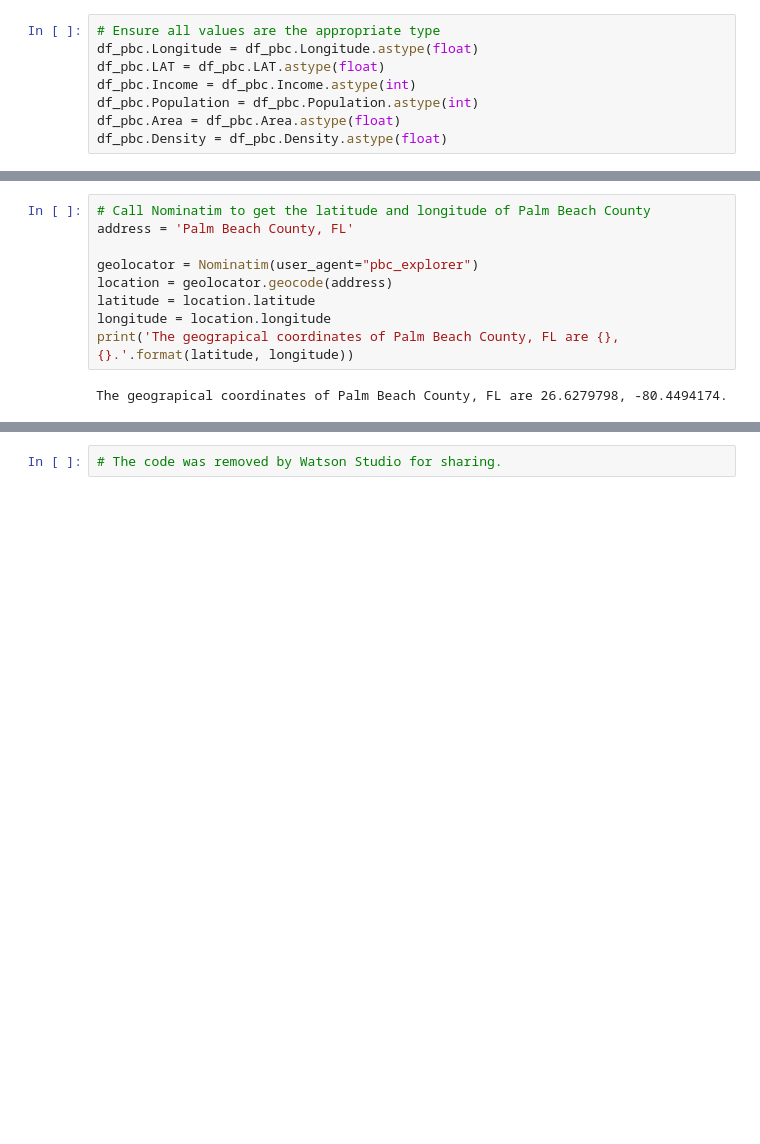
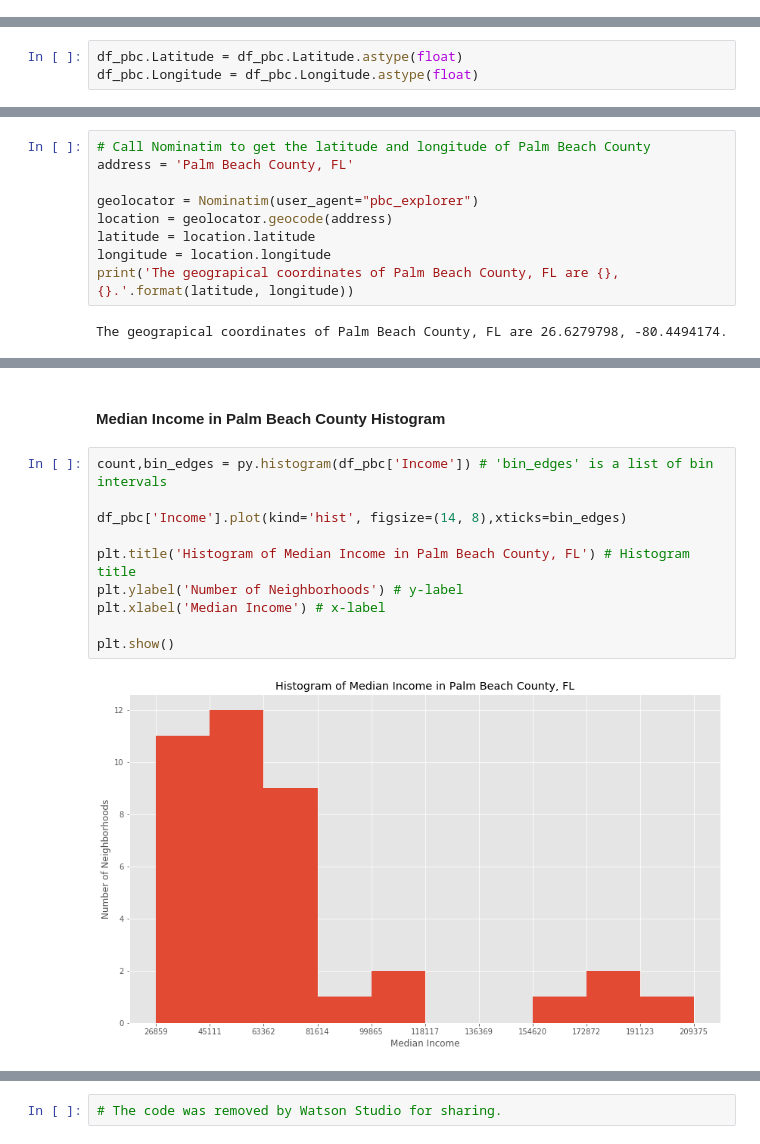
Before and after one commit to LLLichtenstein/IBM-Data-Science-Professional-Certificate, a Jupyter notebook: Battle of the Neighborhoods.ipynb, the cells around one changed output, grey strips where cells are left out. Drawn from its saved outputs; the diff is of its cells as text; blank space fills up the shorter version.

```diff
--- a/Battle of the Neighborhoods.ipynb
+++ b/Battle of the Neighborhoods.ipynb
@@ -110,8 +184,0 @@ df_pbc.head()
-# %%
-# Ensure all values are the appropriate type
-df_pbc.Longitude = df_pbc.Longitude.astype(float)
-df_pbc.LAT = df_pbc.LAT.astype(float)
-df_pbc.Income = df_pbc.Income.astype(int)
-df_pbc.Population = df_pbc.Population.astype(int)
-df_pbc.Area = df_pbc.Area.astype(float)
-df_pbc.Density = df_pbc.Density.astype(float)
@@ -117,0 +205,3 @@ df_pbc.Density = df_pbc.Density.astype(float)
+# %%
+df_pbc.Latitude = df_pbc.Latitude.astype(float)
+df_pbc.Longitude = df_pbc.Longitude.astype(float)
@@ -309,0 +308,14 @@ plt.show()
+# %% [markdown]
+#### Median Income in Palm Beach County Histogram
+# %%
+count,bin_edges = py.histogram(df_pbc['Income']) # 'bin_edges' is a list of bin intervals
+
+df_pbc['Income'].plot(kind='hist', figsize=(14, 8),xticks=bin_edges)
+
+plt.title('Histogram of Median Income in Palm Beach County, FL') # Histogram title
+plt.ylabel('Number of Neighborhoods') # y-label
+plt.xlabel('Median Income') # x-label
+
+plt.show()
+# %% [output]
+[figure, added]
```
Also changed, not shown: parts of 164 cells of this notebook.
